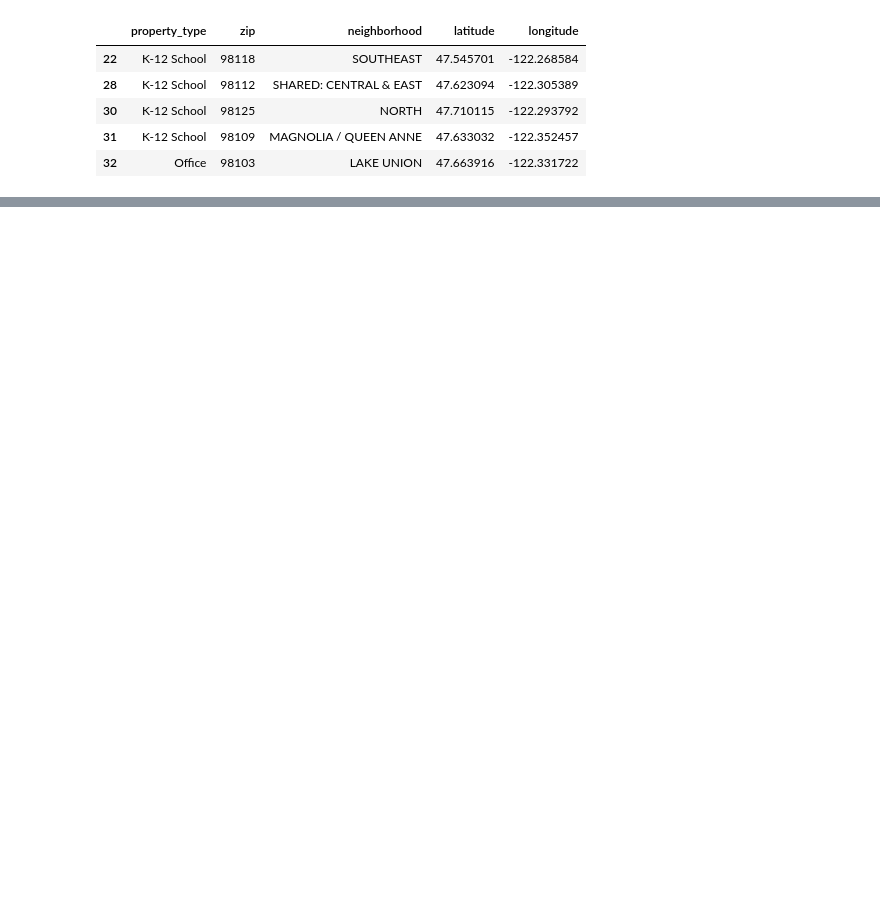
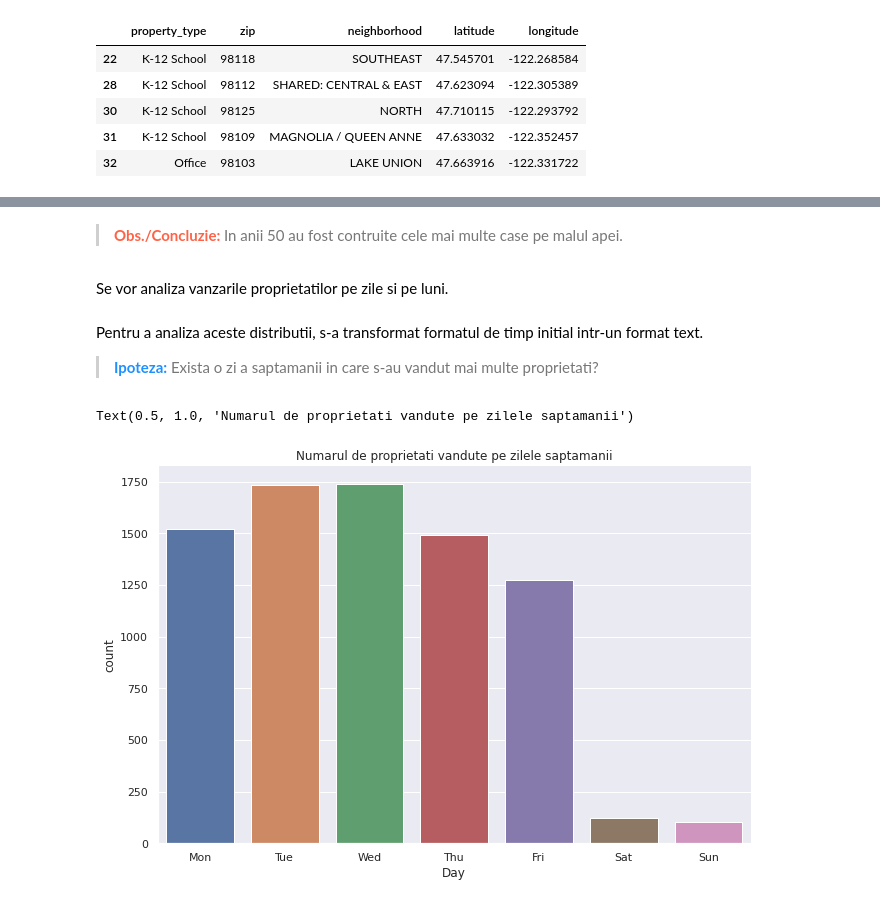
Before and after one commit to jafetimbre/mib-fiesta, a Jupyter notebook: src/final.ipynb, the cells around one changed output, grey strips where cells are left out. Drawn from its saved outputs; the diff is of its cells as text; code cells hidden in the pictures; blank space fills up the shorter version.

```diff
--- a/src/final.ipynb
+++ b/src/final.ipynb
@@ -162,0 +233,25 @@ property_data.head()
+# %%
+min_distance = 1           # km
+compute_treshold = 0.05    # degrees
+
+total = np.zeros(len(housing_data))
+
+for key, values in property_types.items():
+    counts = []
+
+    filtered_prop_types = property_data[property_data['property_type'].isin(values)]
+
+    for la_a, lo_a in zip(housing_data.lat, housing_data.long):
+        num_count = 0
+        for la_b, lo_b in zip(filtered_prop_types.latitude, filtered_prop_types.longitude):
+            if (abs(la_a - la_b) > compute_treshold or abs(lo_a - lo_b) > compute_treshold):
+                continue
+            dist = geographicDistance((la_a, lo_a), (la_b, lo_b))
+            if (dist <= min_distance):
+                num_count += 1
+        counts.append(num_count)
+
+    housing_data[key] = counts
+    total = np.add(total, counts)
+
+housing_data['total_score'] = total
@@ -162,0 +271,7 @@ property_data.head()
+# %%
+price_m2 = []
+
+for price, m2_lot in zip(housing_data.price, housing_data.m2_lot):
+    price_m2.append(round(price/m2_lot, 2))
+
+housing_data['price_m2'] = price_m2
@@ -162,0 +340,23 @@ property_data.head()
+# %% [markdown]
+> **<font color='Tomato'>Obs./Concluzie: </font>** In anii 50 au fost contruite cele mai multe case pe malul apei.
+# %% [markdown]
+Se vor analiza vanzarile proprietatilor pe zile si pe luni.
+# %%
+days = [ day[:3] for day in ['Monday','Tuesday','Wednesday','Thursday','Friday','Saturday','Sunday'] ]
+months = [ month[:3] for month in ['January','February','March','April','May','June','July','August','September','October','November','December'] ]
+
+w = [ days[i.weekday()] for i in housing_data['date'] ]
+m = [ months[i.month-1] for i in housing_data['date'] ]
+
+sales_w_m = pd.DataFrame({'Day': w, 'Month': m, 'Price': housing_data.price}, index=housing_data.index)
+# %% [markdown]
+Pentru a analiza aceste distributii, s-a transformat formatul de timp initial intr-un format text.
+
+> **<font color='DodgerBlue'>Ipoteza: </font>** Exista o zi a saptamanii in care s-au vandut mai multe proprietati?
+# %%
+g = sns.catplot(data=sales_w_m, x='Day', kind="count", order=days)
+g.fig.set_size_inches(10,6)
+plt.title('Numarul de proprietati vandute pe zilele saptamanii')
+# %% [output]
+Text(0.5, 1.0, 'Numarul de proprietati vandute pe zilele saptamanii')
+[figure, added]
```
Also changed, not shown: parts of 69 cells of this notebook.
